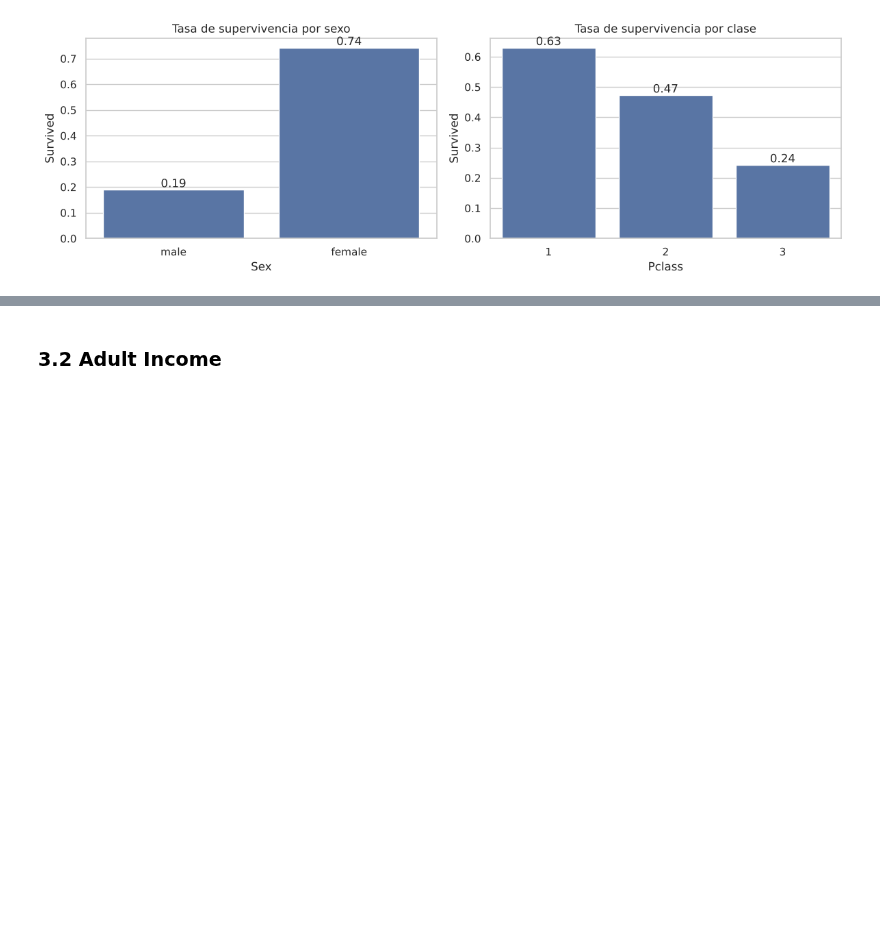
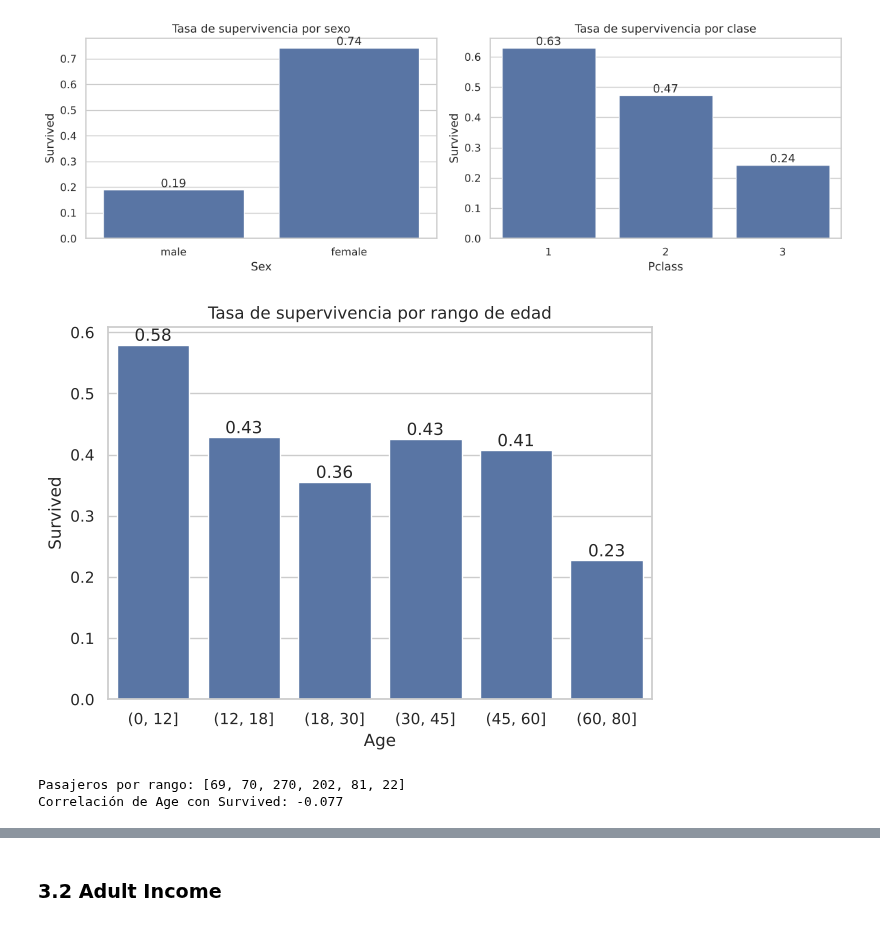
Before and after one commit to DiegoRHA030427/HernandezAlonso_Pract2_IA, a Jupyter notebook: Practica2_EDA.ipynb, the cells around one changed output, grey strips where cells are left out. Saved outputs shown, nothing was run; the diff lists cells and outputs as text; code cells hidden in the pictures; blank space fills up the shorter version.

```diff
--- a/Practica2_EDA.ipynb
+++ b/Practica2_EDA.ipynb
@@ -359,6 +493,22 @@ plt.savefig(f"{carpeta_graf}/titanic_atributo_objetivo.png")
 plt.show()
 # %% [output]
 [figure]
+# %%
+rangos_edad = pd.cut(titanic["Age"], bins=[0, 12, 18, 30, 45, 60, 80])
+ax = sns.barplot(x=rangos_edad, y=titanic["Survived"], errorbar=None)
+ax.bar_label(ax.containers[0], fmt="%.2f")
+plt.title("Tasa de supervivencia por rango de edad")
+plt.xlabel("Age")
+plt.tight_layout()
+plt.savefig(f"{carpeta_graf}/titanic_no_lineal.png")
+plt.show()
+
+print("Pasajeros por rango:", rangos_edad.value_counts(sort=False).tolist())
+print("Correlación de Age con Survived:", round(titanic["Age"].corr(titanic["Survived"]), 3))
+# %% [output]
+[figure, added]
+Pasajeros por rango: [69, 70, 270, 202, 81, 22]
+Correlación de Age con Survived: -0.077
 # %% [markdown]
 **Hallazgos del EDA (Titanic):**
 
```
Also changed, not shown: parts of 59 cells of this notebook, 8 other files.
